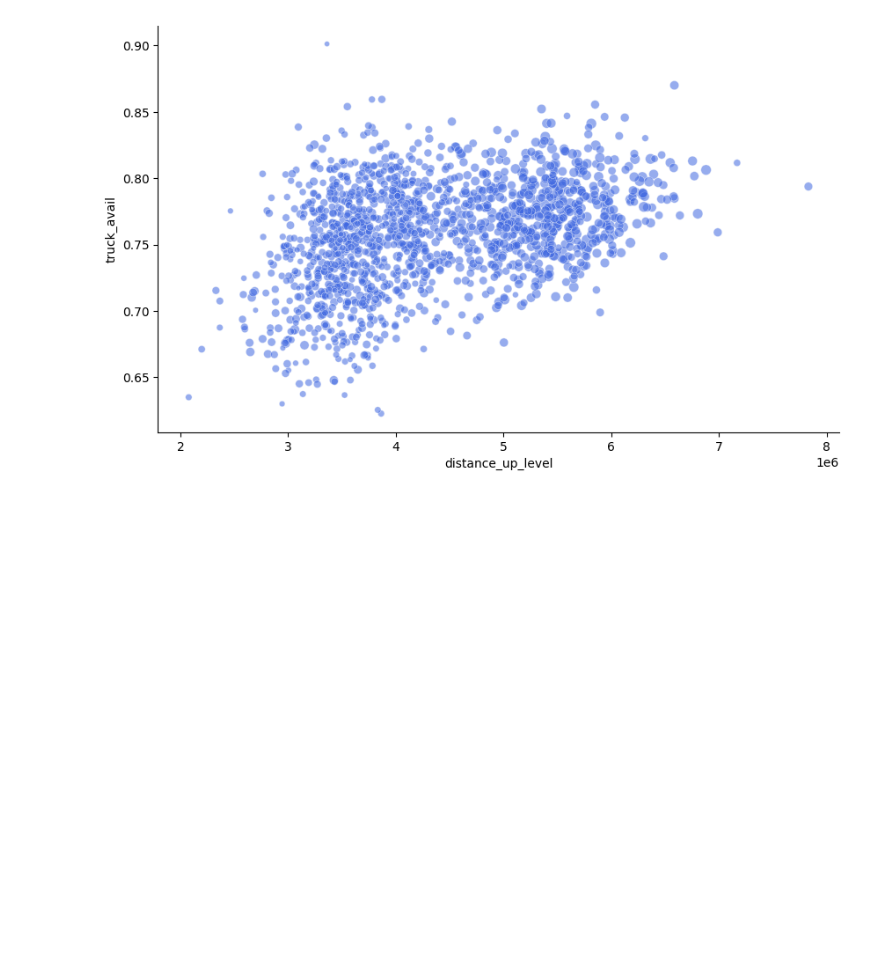
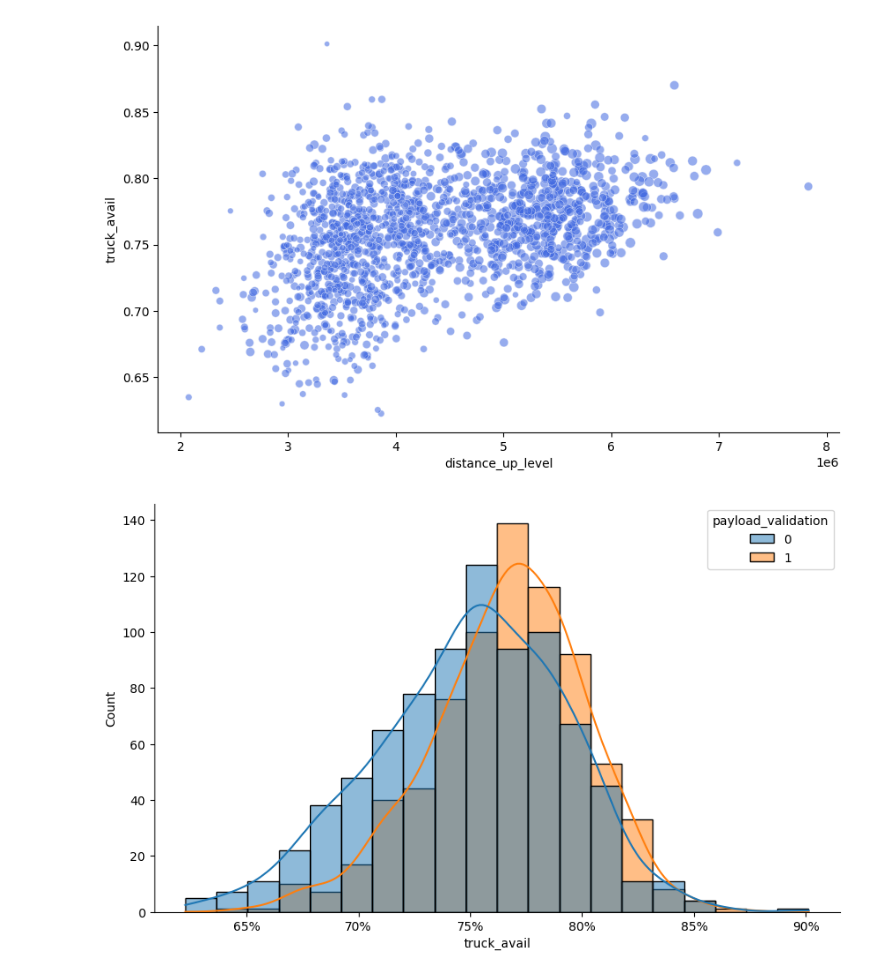
Before and after one commit to ecdiazl/capstone-project, a Jupyter notebook: ADABoost/Capstone - Prescripción.ipynb, the cells around one changed output. Cells and saved outputs as stored; diff of their text form; code cells hidden in the pictures; blank space fills up the shorter version.

Commit message:
Análisis variable distance_up_level 3

```diff
--- a/ADABoost/Capstone - Prescripción.ipynb
+++ b/ADABoost/Capstone - Prescripción.ipynb
@@ -206,9 +221,9 @@ import plotly.graph_objects as go
 import numpy as np
 
 # Datos de ejemplo
-x = df_selected.truck_avail
-y = df_selected.distance_up_level
-z = df_selected.payload
+x = df.truck_avail
+y = df.distance_up_level
+z = df.payload
 
 # Crear gráfico de dispersión 3D
 fig = go.Figure(data=[go.Scatter3d(
@@ -277,3 +292,21 @@ fig.update_layout(
 
 # Mostrar el gráfico
 fig.show()
+# %%
+# generamos un grafico de frecuencia de la variable truck_avail
+plt.figure(figsize=(10, 6))
+sns.histplot(data=df,
+             x='truck_avail',
+             bins=20,
+             color='royalblue',
+             kde=True,
+             hue='payload_validation')
+
+# damos formato de porcentaje al eje x
+plt.gca().xaxis.set_major_formatter(plt.FuncFormatter(lambda x, _: '{:.0%}'.format(x)))
+
+# mejoramos la visualización
+sns.despine()
+plt.show()
+# %% [output]
+[figure, added]
```
Also changed, not shown: parts of 8 cells of this notebook, 1 other file.
